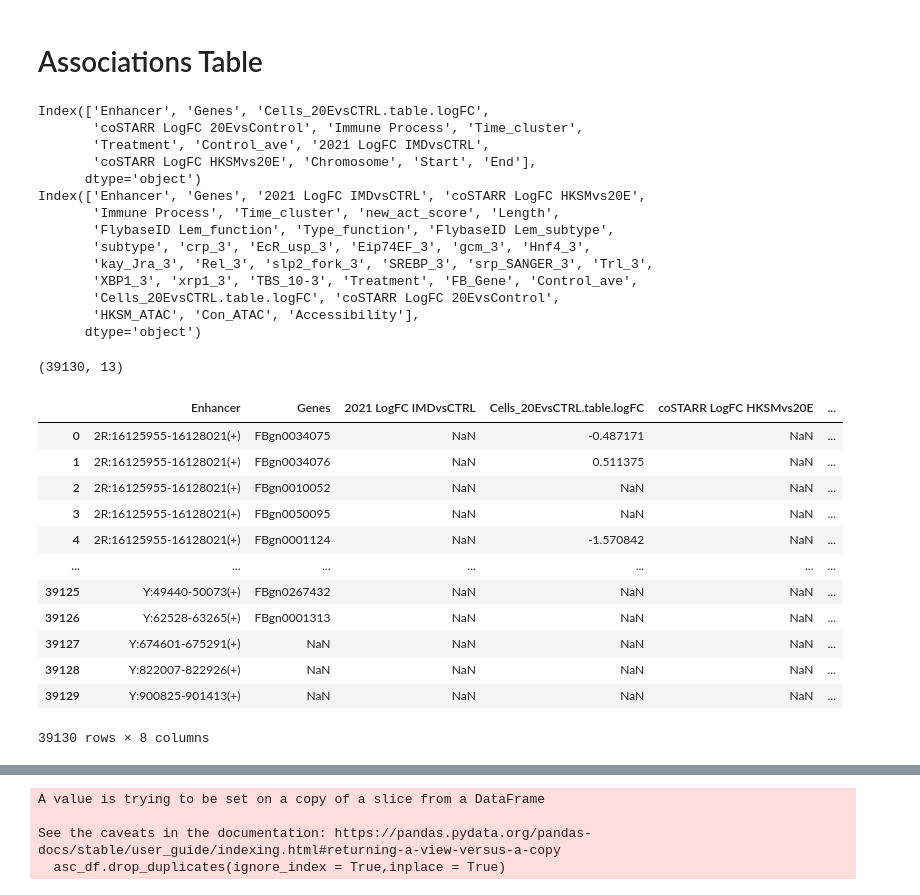
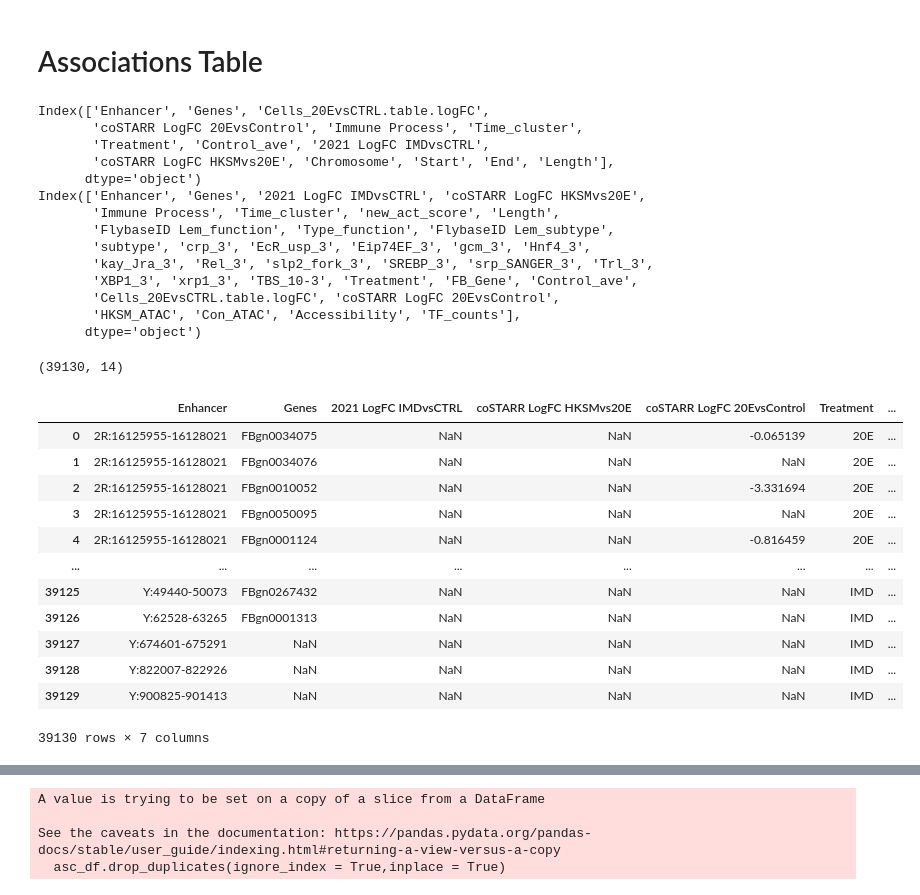
Before and after one commit to WunderlichLab/starr_query, a Jupyter notebook: data_extract.ipynb, the cells around one changed output, grey strips where cells are left out. Cells and saved outputs as stored; diff of their text form; code cells hidden in the pictures.

```diff
--- a/data_extract.ipynb
+++ b/data_extract.ipynb
@@ -7,23 +7,26 @@ import polars as pl
 # %% [markdown]
 # Functions
 # %%
-def read_file(csv_file):
+def read_file_and_modify(csv_file, treatment = ''):
     df = pd.read_csv(csv_file)
+    if treatment != '':
+        df['Treatment'] = treatment
+
+    df['Enhancer'] = df['Enhancer'].str.replace(r'(+)', '')
     return df
 # %% [markdown]
 # EDA
 # %%
 # Read the files
-e20_df = read_file('base_data/EnhancerGene20E_df_clean_09_09.csv')
-e20_df['Treatment'] = '20E'
-con_df = read_file('base_data/EnhancerGeneCon_df_clean_09_09.csv')
-con_df['Treatment'] = 'Control'
-hksm_df = read_file('base_data/EnhancerGeneHKSM_df_clean_09_09.csv')
-hksm_df['Treatment'] = 'HKSM'
+e20_df = read_file_and_modify('base_data/EnhancerGene20E_df_clean_09_09.csv', '20E')
 
-combined_df = pd.concat([e20_df, con_df, hksm_df])
+con_df = read_file_and_modify('base_data/EnhancerGeneCon_df_clean_09_09.csv','Control')
 
-all_df = read_file('base_data/EG_all_clean_09_05.csv')
+imd_df = read_file_and_modify('base_data/EnhancerGeneHKSM_df_clean_09_09.csv', 'IMD')
+
+combined_df = pd.concat([e20_df, con_df, imd_df])
+
+all_df = read_file_and_modify('base_data/EG_all_clean_09_05.csv')
 # %%
 print(combined_df.shape)
 combined_df.head()
@@ -67,16 +70,17 @@ enhancer = combined_df['Enhancer']
 combined_df['Chromosome'] = enhancer.apply(lambda x: x.split(':')[0])
 combined_df['Start'] = enhancer.apply(lambda x: int(re.search(r':(\d+)-', x).group(1)))
 combined_df['End'] = enhancer.apply(lambda x: int(re.search(r'-(\d+)', x).group(1)))
+combined_df['Length'] = abs(combined_df['End'] - combined_df['Start'])
 # %%
 # Display the updated DataFrame and store it to csv
 combined_df.reset_index(drop = True, inplace = True)
 tf_col = ['crp_3', 'EcR_usp_3', 'Eip74EF_3', 'gcm_3', 'Hnf4_3',
-       'kay_Jra_3', 'Rel_3', 'slp2_fork_3', 'SREBP_3', 'srp_SANGER_3', 'Trl_3',
-       'XBP1_3', 'xrp1_3']
+       'kay_Jra_3', 'Rel_3', 'slp2_fork_3', 'SREBP_3', 'srp_SANGER_3', 'Trl_3', 'XBP1_3', 'xrp1_3']
 all_df['TF_counts'] = all_df[tf_col].apply(lambda row: '; '.
                                              join([f'{col}: {int(row[col])}' for col in tf_col if row[col] > 0]),
                                              axis = 1)
-enhancer_df = pd.merge(combined_df[['Enhancer', 'Chromosome', 'Start', 'End']],all_df[['Enhancer','TF_counts','TBS_10-3']]).drop_duplicates()
+
+enhancer_df = pd.merge(combined_df[['Enhancer', 'Chromosome', 'Start', 'End', 'Length']],all_df[['Enhancer','TF_counts','TBS_10-3']]).drop_duplicates()
 enhancer_df.to_csv('processed_data/enhancer.csv', index = False)
 # %% [markdown]
 # Genes Table
@@ -298,7 +304,7 @@ print(all_df.columns)
 Index(['Enhancer', 'Genes', 'Cells_20EvsCTRL.table.logFC',
        'coSTARR LogFC 20EvsControl', 'Immune Process', 'Time_cluster',
        'Treatment', 'Control_ave', '2021 LogFC IMDvsCTRL',
-       'coSTARR LogFC HKSMvs20E', 'Chromosome', 'Start', 'End'],
+       'coSTARR LogFC HKSMvs20E', 'Chromosome', 'Start', 'End', 'Length'],
       dtype='object')
 Index(['Enhancer', 'Genes', '2021 LogFC IMDvsCTRL', 'coSTARR LogFC HKSMvs20E',
        'Immune Process', 'Time_cluster', 'new_act_score', 'Length',
@@ -307,31 +313,34 @@ Index(['Enhancer', 'Genes', '2021 LogFC IMDvsCTRL', 'coSTARR LogFC HKSMvs20E',
        'kay_Jra_3', 'Rel_3', 'slp2_fork_3', 'SREBP_3', 'srp_SANGER_3', 'Trl_3',
        'XBP1_3', 'xrp1_3', 'TBS_10-3', 'Treatment', 'FB_Gene', 'Control_ave',
        'Cells_20EvsCTRL.table.logFC', 'coSTARR LogFC 20EvsControl',
-       'HKSM_ATAC', 'Con_ATAC', 'Accessibility'],
+       'HKSM_ATAC', 'Con_ATAC', 'Accessibility', 'TF_counts'],
       dtype='object')
 # %%
 combined_df.shape
 # %% [output]
-(39130, 13)
+(39130, 14)
 # %%
-'''asc_df = all_df[['Enhancer','Genes','2021 LogFC IMDvsCTRL','Cells_20EvsCTRL.table.logFC','coSTARR LogFC HKSMvs20E','coSTARR LogFC 20EvsControl', 'Origin','Activity_score']]'''
-asc_df = all_df[['Enhancer', 'Genes', '2021 LogFC IMDvsCTRL','Cells_20EvsCTRL.table.logFC','coSTARR LogFC HKSMvs20E','coSTARR LogFC 20EvsControl', 'Treatment', 'new_act_score' ]]
-asc_df = pd.merge(combined_df[['Enhancer', 'Genes', '2021 LogFC IMDvsCTRL','Cells_20EvsCTRL.table.logFC','coSTARR LogFC HKSMvs20E','coSTARR LogFC 20EvsControl', 'Treatment']],all_df[['Enhancer','Treatment','new_act_score']], on = ['Enhancer','Treatment'], how = 'left')
+''' # FROM PREVIOUS CODE
+# USED AS REFERENCE
+asc_df = all_df[['Enhancer','Genes','2021 LogFC IMDvsCTRL','Cells_20EvsCTRL.table.logFC','coSTARR LogFC HKSMvs20E','coSTARR LogFC 20EvsControl', 'Origin','Activity_score']]'''
+
+asc_df = all_df[['Enhancer', 'Genes', '2021 LogFC IMDvsCTRL','coSTARR LogFC HKSMvs20E','coSTARR LogFC 20EvsControl', 'Treatment', 'new_act_score' ]]
+asc_df = pd.merge(combined_df[['Enhancer', 'Genes', '2021 LogFC IMDvsCTRL','coSTARR LogFC HKSMvs20E','coSTARR LogFC 20EvsControl', 'Treatment']],all_df[['Enhancer','Treatment','new_act_score']], on = ['Enhancer','Treatment'], how = 'left')
 asc_df
 # %% [output]
-|  | Enhancer | Genes | 2021 LogFC IMDvsCTRL | Cells_20EvsCTRL.table.logFC | coSTARR LogFC HKSMvs20E | ... |
-| 0 | 2R:16125955-16128021(+) | FBgn0034075 | NaN | -0.487171 | NaN | ... |
-| 1 | 2R:16125955-16128021(+) | FBgn0034076 | NaN | 0.511375 | NaN | ... |
-| 2 | 2R:16125955-16128021(+) | FBgn0010052 | NaN | NaN | NaN | ... |
-| 3 | 2R:16125955-16128021(+) | FBgn0050095 | NaN | NaN | NaN | ... |
-| 4 | 2R:16125955-16128021(+) | FBgn0001124 | NaN | -1.570842 | NaN | ... |
-| ... | ... | ... | ... | ... | ... | ... |
-| 39125 | Y:49440-50073(+) | FBgn0267432 | NaN | NaN | NaN | ... |
-| 39126 | Y:62528-63265(+) | FBgn0001313 | NaN | NaN | NaN | ... |
-| 39127 | Y:674601-675291(+) | NaN | NaN | NaN | NaN | ... |
-| 39128 | Y:822007-822926(+) | NaN | NaN | NaN | NaN | ... |
-| 39129 | Y:900825-901413(+) | NaN | NaN | NaN | NaN | ... |
+|  | Enhancer | Genes | 2021 LogFC IMDvsCTRL | coSTARR LogFC HKSMvs20E | coSTARR LogFC 20EvsControl | Treatment | ... |
+| 0 | 2R:16125955-16128021 | FBgn0034075 | NaN | NaN | -0.065139 | 20E | ... |
+| 1 | 2R:16125955-16128021 | FBgn0034076 | NaN | NaN | NaN | 20E | ... |
+| 2 | 2R:16125955-16128021 | FBgn0010052 | NaN | NaN | -3.331694 | 20E | ... |
+| 3 | 2R:16125955-16128021 | FBgn0050095 | NaN | NaN | NaN | 20E | ... |
+| 4 | 2R:16125955-16128021 | FBgn0001124 | NaN | NaN | -0.816459 | 20E | ... |
+| ... | ... | ... | ... | ... | ... | ... | ... |
+| 39125 | Y:49440-50073 | FBgn0267432 | NaN | NaN | NaN | IMD | ... |
+| 39126 | Y:62528-63265 | FBgn0001313 | NaN | NaN | NaN | IMD | ... |
+| 39127 | Y:674601-675291 | NaN | NaN | NaN | NaN | IMD | ... |
+| 39128 | Y:822007-822926 | NaN | NaN | NaN | NaN | IMD | ... |
+| 39129 | Y:900825-901413 | NaN | NaN | NaN | NaN | IMD | ... |
-39130 rows × 8 columns
+39130 rows × 7 columns
 # %%
 asc_df[[]].notna()
 asc_df = asc_df[~asc_df[['Genes',
```
Also changed, not shown: parts of 4 cells of this notebook.
